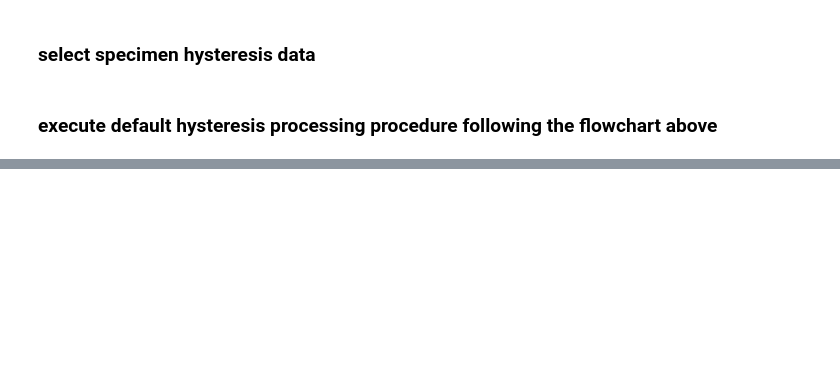
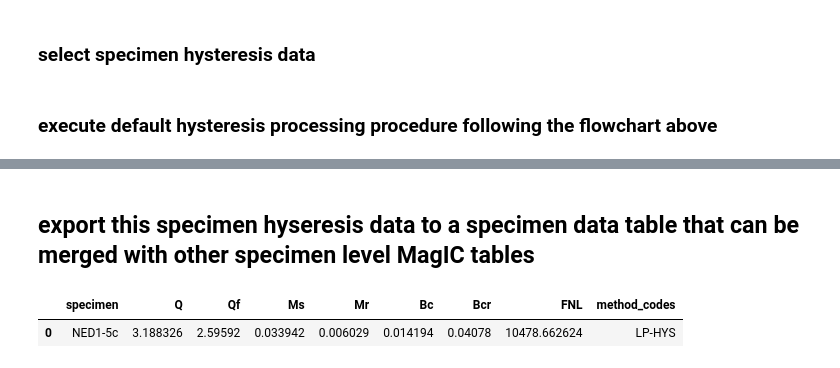
Before and after one commit to PmagPy/RockmagPy-notebooks, a Jupyter notebook: hysteresis_processing.ipynb, the cells around one changed output, grey strips where cells are left out. Drawn from its saved outputs; the diff is of its cells as text; code cells hidden in the pictures; blank space fills up the shorter version.

```diff
--- a/hysteresis_processing.ipynb
+++ b/hysteresis_processing.ipynb
@@ -138,5 +142,5 @@ loop_magnetizations = hyst_data['magn_mass']
 # %%
-results, ax = process_hyst_loop(loop_fields, loop_magnetizations)
+results, ax = rmag.process_hyst_loop(loop_fields, loop_magnetizations)
 # %% [output]
 raw data is not linear
 FNL:  10478.66
@@ -237,0 +160,7 @@ plt.show()
+# %% [markdown]
+## export this specimen hyseresis data to a specimen data table that can be merged with other specimen level MagIC tables
+# %%
+rmag.export_hyst_specimne_table('NED1-5c', results)
+# %% [output]
+|  | specimen | Q | Qf | Ms | Mr | Bc | Bcr | FNL | method_codes |
+| 0 | NED1-5c | 3.188326 | 2.59592 | 0.033942 | 0.006029 | 0.014194 | 0.04078 | 10478.662624 | LP-HYS |
```
Also changed, not shown: parts of 14 cells of this notebook.
